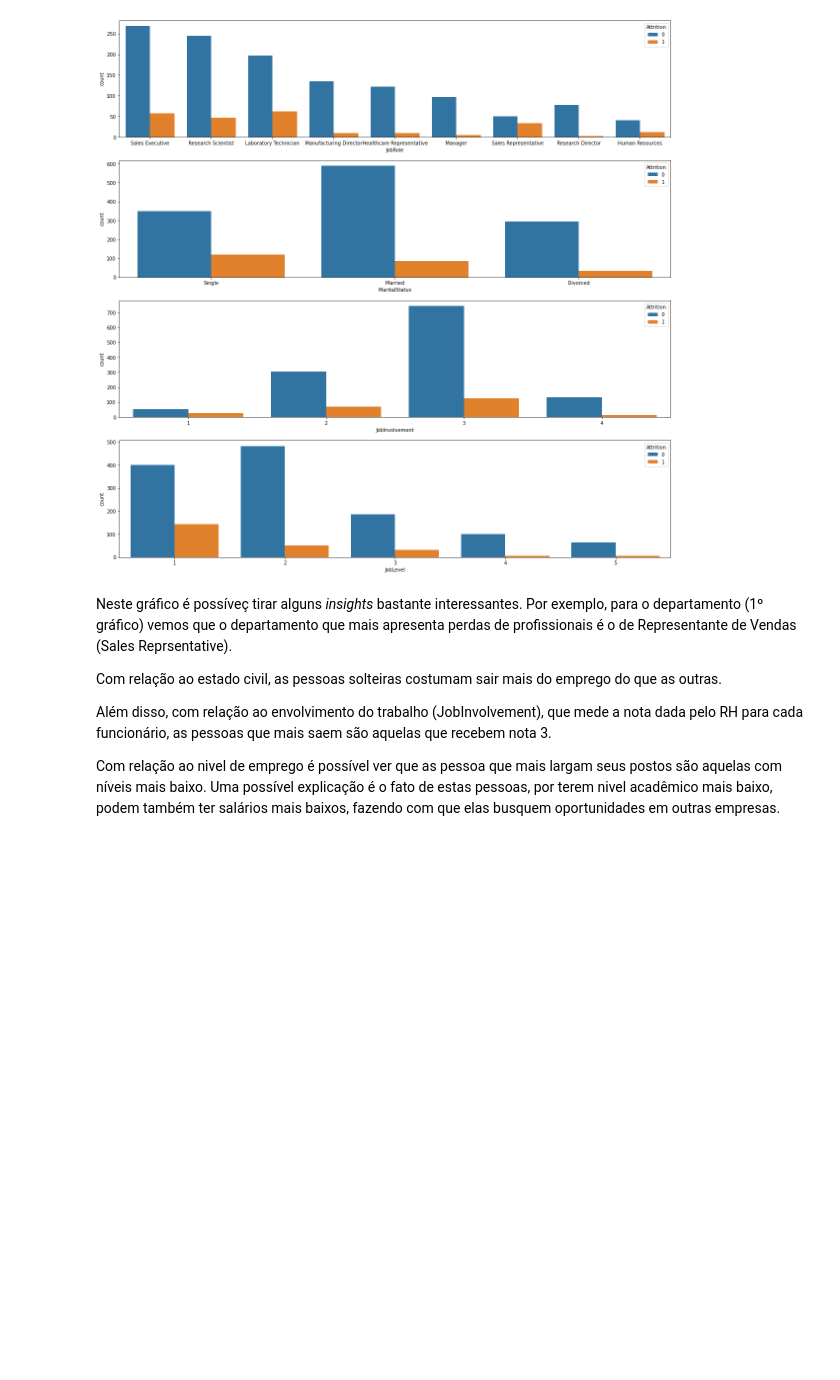
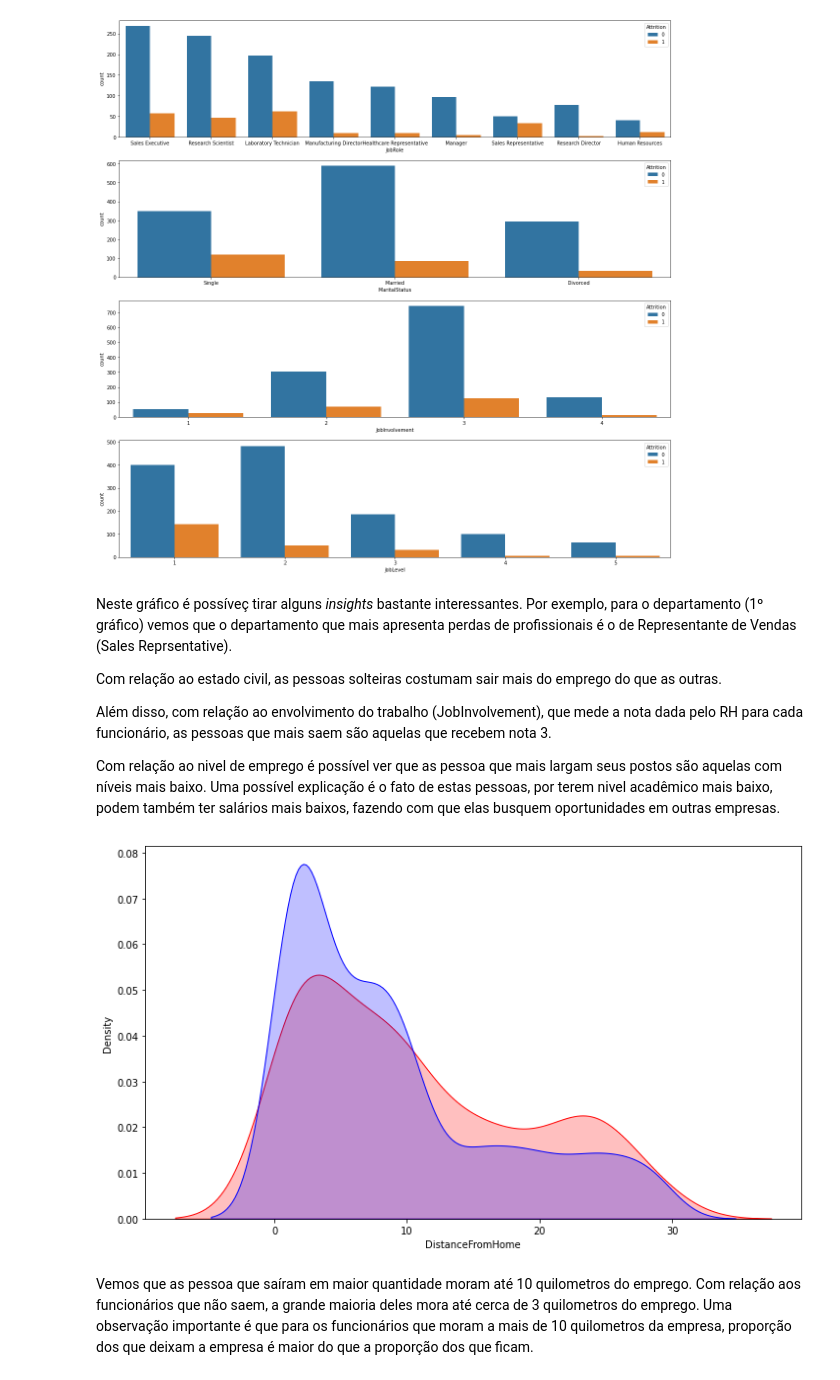
Before and after one commit to Mario-RJunior/Recursos_humanos_ML, a Jupyter notebook: Recursos_Humanos.ipynb, the cells around one changed output. Saved outputs shown, nothing was run; the diff lists cells and outputs as text; code cells hidden in the pictures; blank space fills up the shorter version.

Commit message:
Gráfico KDE para dataframes left_df e stayed_df

```diff
--- a/Recursos_Humanos.ipynb
+++ b/Recursos_Humanos.ipynb
@@ -225,3 +225,19 @@ Com relação ao estado civil, as pessoas solteiras costumam sair mais do empreg
 Além disso, com relação ao envolvimento do trabalho (JobInvolvement), que mede a nota dada pelo RH para cada funcionário, as pessoas que mais saem são aquelas que recebem nota 3.
 
 Com relação ao nivel de emprego é possível ver que as pessoa que mais largam seus postos são aquelas com níveis mais baixo. Uma possível explicação é o fato de estas pessoas, por terem nivel acadêmico mais baixo, podem também ter salários mais baixos, fazendo com que elas busquem oportunidades em outras empresas.
+# %%
+# Gráfico KDE (Kernel Density Estimate)
+# Visualização da densidade de probabilidade de uma variávei numérica
+plt.figure(figsize=(12,7))
+sns.kdeplot(left_df['DistanceFromHome'],
+            label='Funcionários que saíram',
+            shade=True,
+            color='r');
+sns.kdeplot(stayed_df['DistanceFromHome'],
+            label='Funcionários que ficaram',
+            shade=True,
+            color='b');
+# %% [output]
+[figure, added]
+# %% [markdown]
+Vemos que as pessoa que saíram em maior quantidade moram até 10 quilometros do emprego. Com relação aos funcionários que não saem, a grande maioria deles mora até cerca de 3 quilometros do emprego. Uma observação importante é que para os funcionários que moram a mais de 10 quilometros da empresa, proporção dos que deixam a empresa é maior do que a proporção dos que ficam.
```
